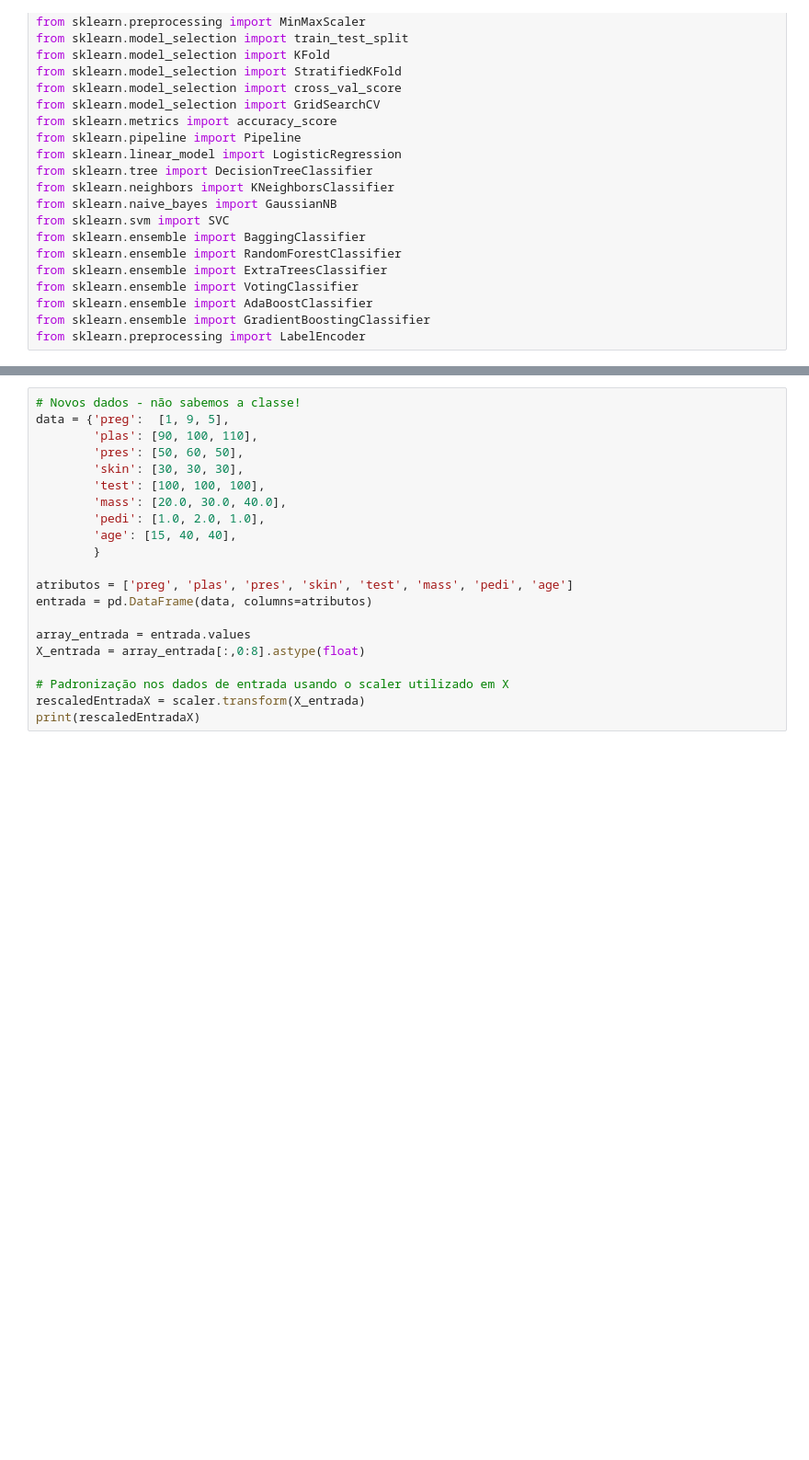
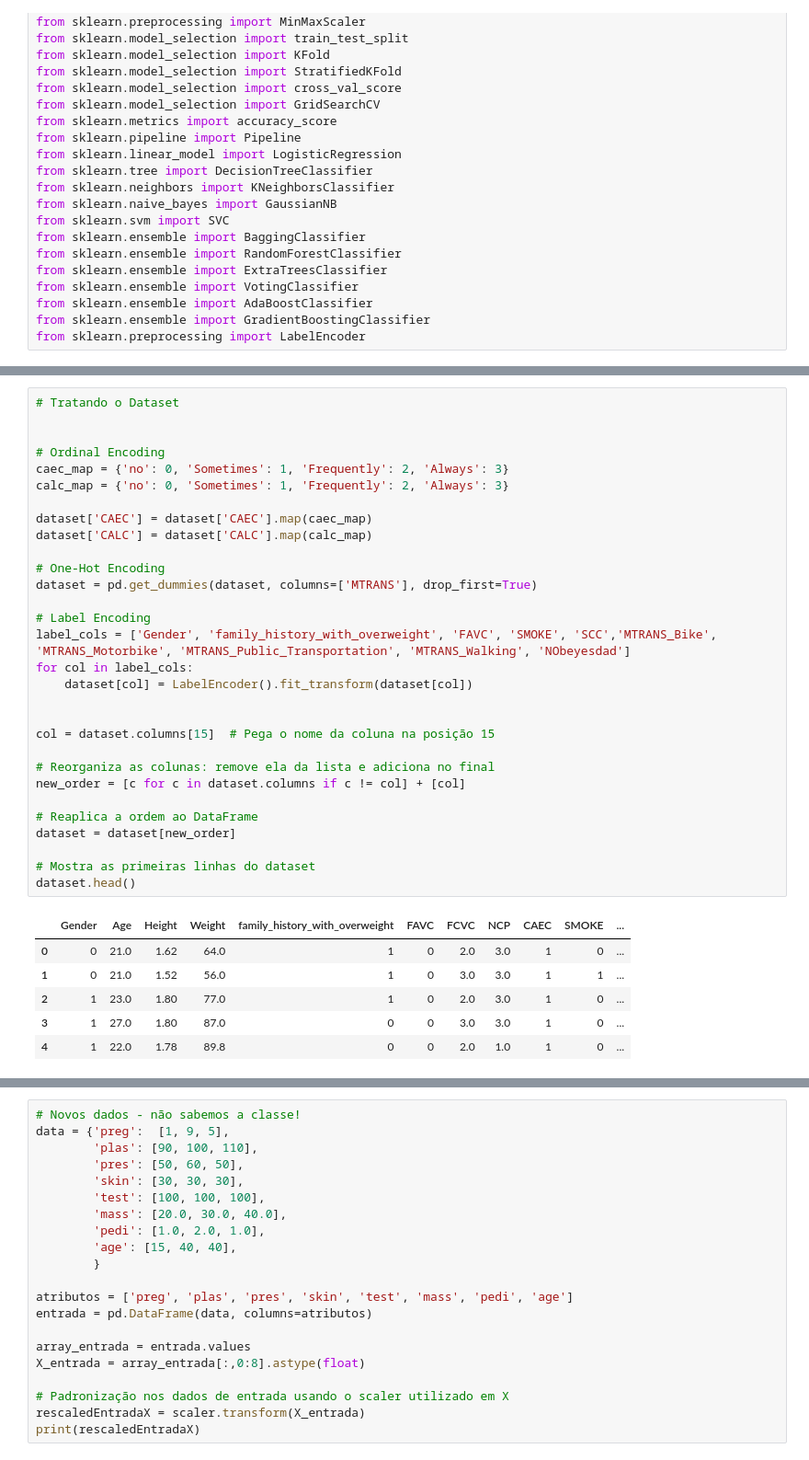
Before and after one commit to lucassamel/AutoInsight, a Jupyter notebook: api/MachineLearning/Obesity_Classification.ipynb, the cells around one changed output, grey strips where cells are left out. Shown at 92% size. Cells and saved outputs as stored; diff of their text form; blank space fills up the shorter version.

```diff
--- a/api/MachineLearning/Obesity_Classification.ipynb
+++ b/api/MachineLearning/Obesity_Classification.ipynb
@@ -48,6 +50,43 @@ dataset.head()
 | 2 | Male | 23.0 | 1.80 | 77.0 | yes | no | 2.0 | 3.0 | Sometimes | no | ... |
 | 3 | Male | 27.0 | 1.80 | 87.0 | no | no | 3.0 | 3.0 | Sometimes | no | ... |
 | 4 | Male | 22.0 | 1.78 | 89.8 | no | no | 2.0 | 1.0 | Sometimes | no | ... |
+# %%
+# Tratando o Dataset
+
+
+# Ordinal Encoding
+caec_map = {'no': 0, 'Sometimes': 1, 'Frequently': 2, 'Always': 3}
+calc_map = {'no': 0, 'Sometimes': 1, 'Frequently': 2, 'Always': 3}
+
+dataset['CAEC'] = dataset['CAEC'].map(caec_map)
+dataset['CALC'] = dataset['CALC'].map(calc_map)
+
+# One-Hot Encoding
+dataset = pd.get_dummies(dataset, columns=['MTRANS'], drop_first=True)
+
+# Label Encoding
+label_cols = ['Gender', 'family_history_with_overweight', 'FAVC', 'SMOKE', 'SCC','MTRANS_Bike', 'MTRANS_Motorbike', 'MTRANS_Public_Transportation', 'MTRANS_Walking', 'NObeyesdad']
+for col in label_cols:
+    dataset[col] = LabelEncoder().fit_transform(dataset[col])
+
+
+col = dataset.columns[15]  # Pega o nome da coluna na posição 15
+
+# Reorganiza as colunas: remove ela da lista e adiciona no final
+new_order = [c for c in dataset.columns if c != col] + [col]
+
+# Reaplica a ordem ao DataFrame
+dataset = dataset[new_order]
+
+# Mostra as primeiras linhas do dataset
+dataset.head()
+# %% [output]
+|  | Gender | Age | Height | Weight | family_history_with_overweight | FAVC | FCVC | NCP | CAEC | SMOKE | ... |
+| 0 | 0 | 21.0 | 1.62 | 64.0 | 1 | 0 | 2.0 | 3.0 | 1 | 0 | ... |
+| 1 | 0 | 21.0 | 1.52 | 56.0 | 1 | 0 | 3.0 | 3.0 | 1 | 1 | ... |
+| 2 | 1 | 23.0 | 1.80 | 77.0 | 1 | 0 | 2.0 | 3.0 | 1 | 0 | ... |
+| 3 | 1 | 27.0 | 1.80 | 87.0 | 0 | 0 | 3.0 | 3.0 | 1 | 0 | ... |
+| 4 | 1 | 22.0 | 1.78 | 89.8 | 0 | 0 | 2.0 | 1.0 | 1 | 0 | ... |
 # %%
 test_size = 0.20 # tamanho do conjunto de teste
 seed = 7 # semente aleatória
```
Also changed, not shown: parts of 10 cells of this notebook.
